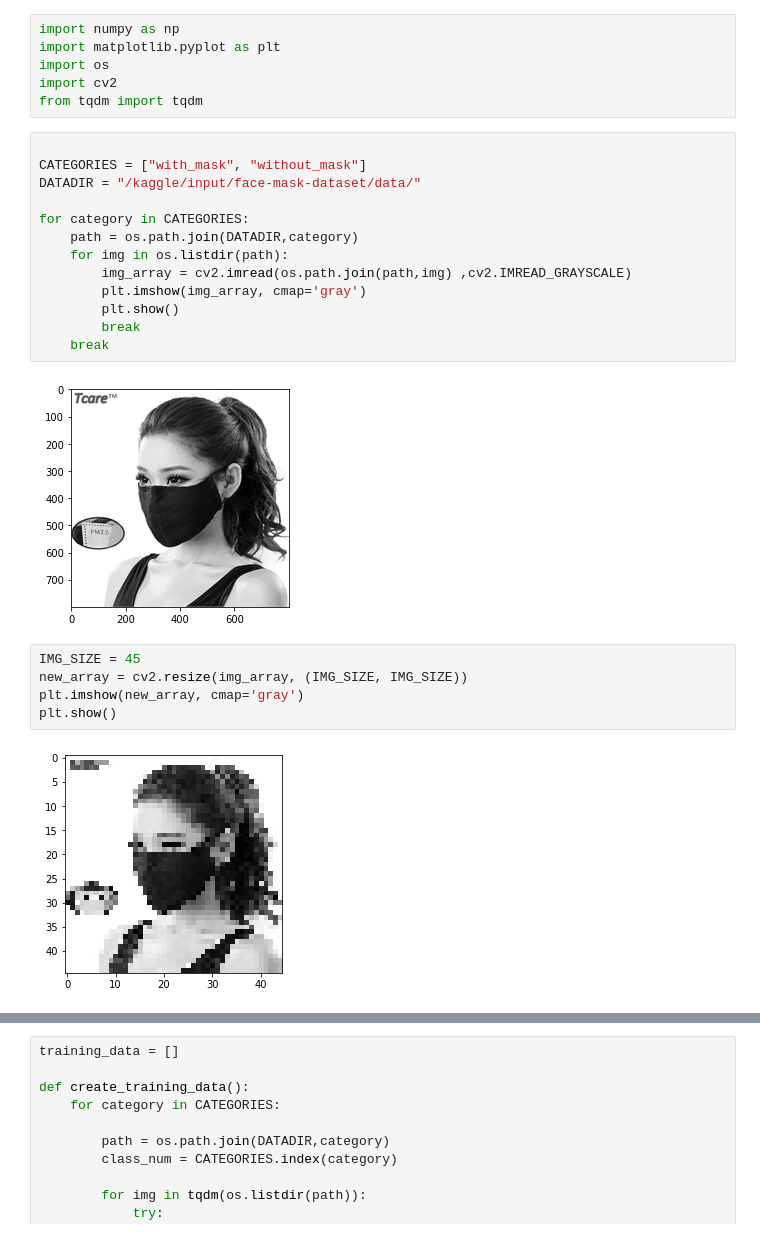
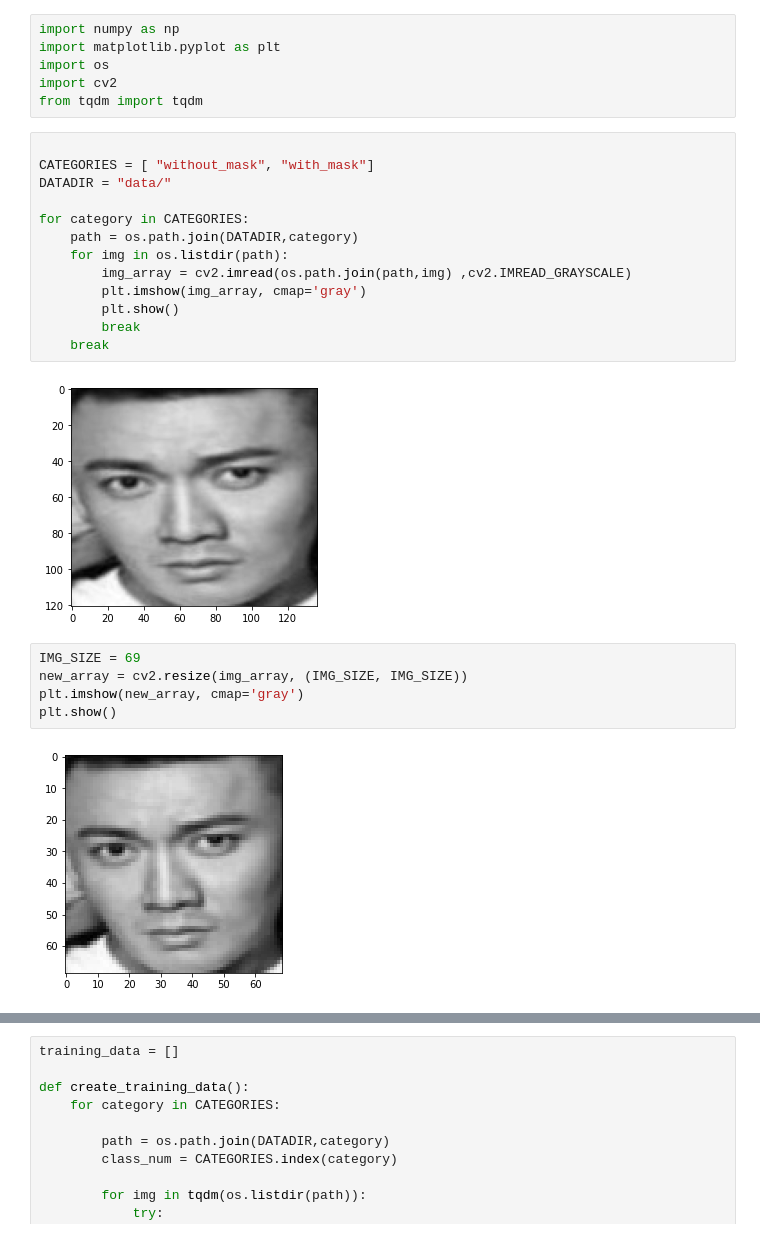
Before and after one commit to nayeem01/facemask-detection, a Jupyter notebook: dataLoad.ipynb, the cells around one changed output, grey strips where cells are left out. Cells and saved outputs as stored; diff of their text form.

Commit message:
mask detection done

```diff
--- a/dataLoad.ipynb
+++ b/dataLoad.ipynb
@@ -8,26 +8,26 @@ import cv2
 from tqdm import tqdm
 # %%
 
-CATEGORIES = ["with_mask", "without_mask"]
-DATADIR = "/kaggle/input/face-mask-dataset/data/"
+CATEGORIES = [ "without_mask", "with_mask"]
+DATADIR = "data/"
 
 for category in CATEGORIES:
     path = os.path.join(DATADIR,category)
     for img in os.listdir(path):
         img_array = cv2.imread(os.path.join(path,img) ,cv2.IMREAD_GRAYSCALE)
         plt.imshow(img_array, cmap='gray')
         plt.show()
         break
     break
 # %% [output]
-[figure, old version]
+[figure, new version]
 # %%
-IMG_SIZE = 45
+IMG_SIZE = 69
 new_array = cv2.resize(img_array, (IMG_SIZE, IMG_SIZE))
 plt.imshow(new_array, cmap='gray')
 plt.show()
 # %% [output]
-[figure, old version]
+[figure, new version]
 # %%
 new_array = cv2.resize(img_array, (IMG_SIZE, IMG_SIZE))
 plt.imshow(new_array, cmap='gray')
```
Also changed, not shown: parts of 3 cells of this notebook, 23 other files.
